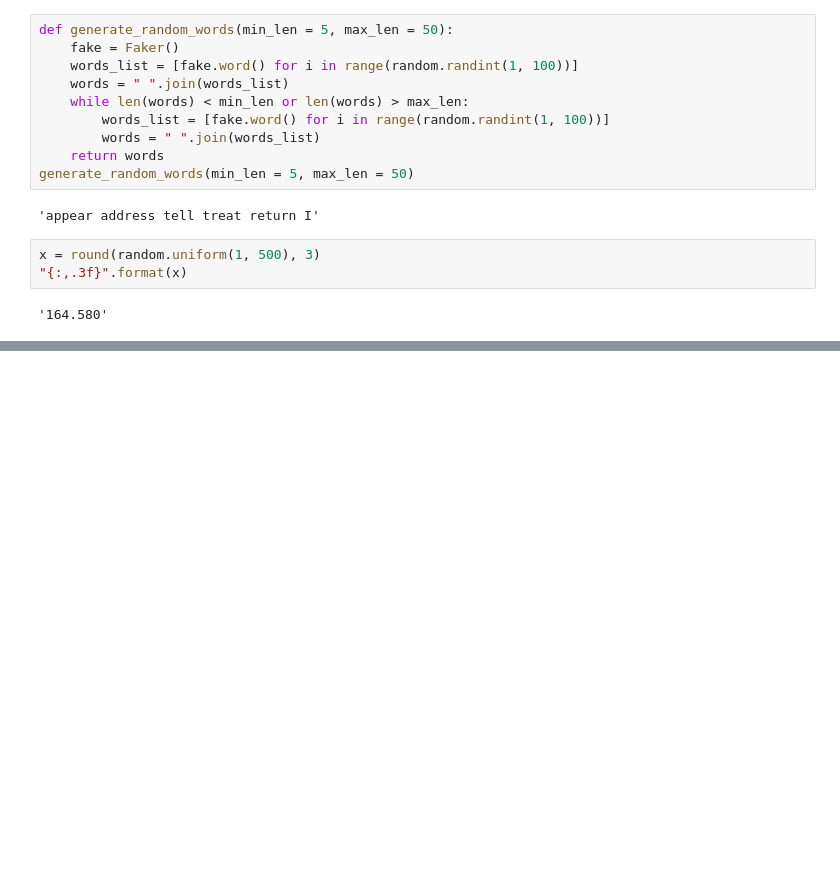
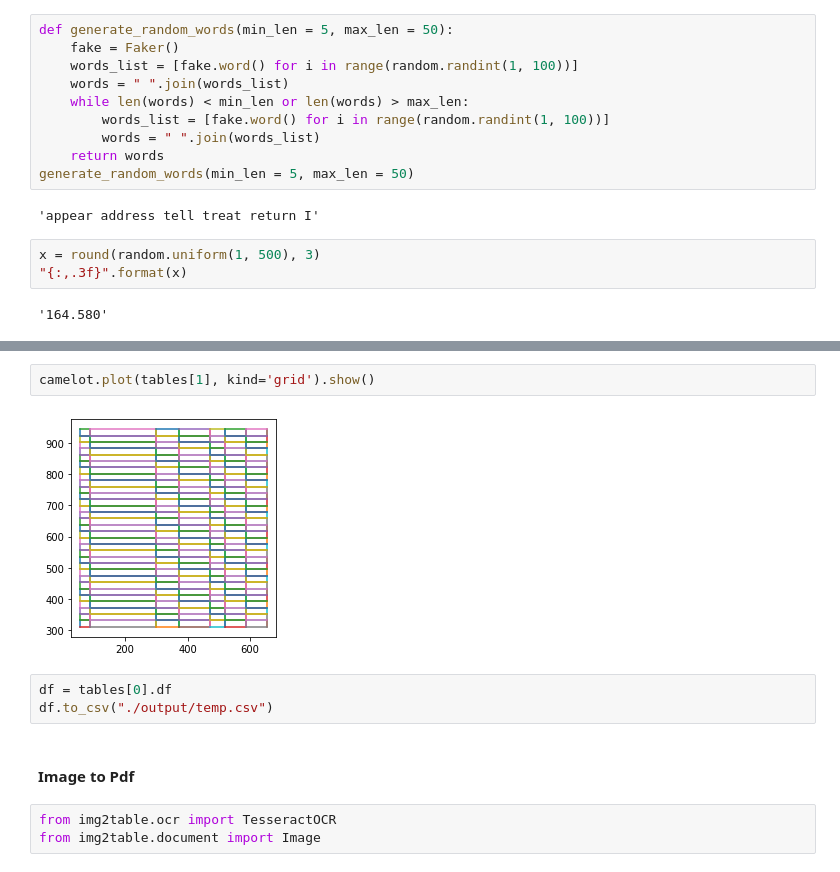
Before and after one commit to pahung1999/GenFromOdt, a Jupyter notebook: test_function.ipynb, the cells around one changed output, grey strips where cells are left out. Cells and saved outputs as stored; diff of their text form; blank space fills up the shorter version.

```diff
--- a/test_function.ipynb
+++ b/test_function.ipynb
@@ -244,0 +509,12 @@ x = round(random.uniform(1, 500), 3)
+# %%
+camelot.plot(tables[1], kind='grid').show()
+# %% [output]
+[figure, added]
+# %%
+df = tables[0].df
+df.to_csv("./output/temp.csv")
+# %% [markdown]
+#### Image to Pdf
+# %%
+from img2table.ocr import TesseractOCR
+from img2table.document import Image
```
Also changed, not shown: parts of 24 cells of this notebook, 5 other files.
